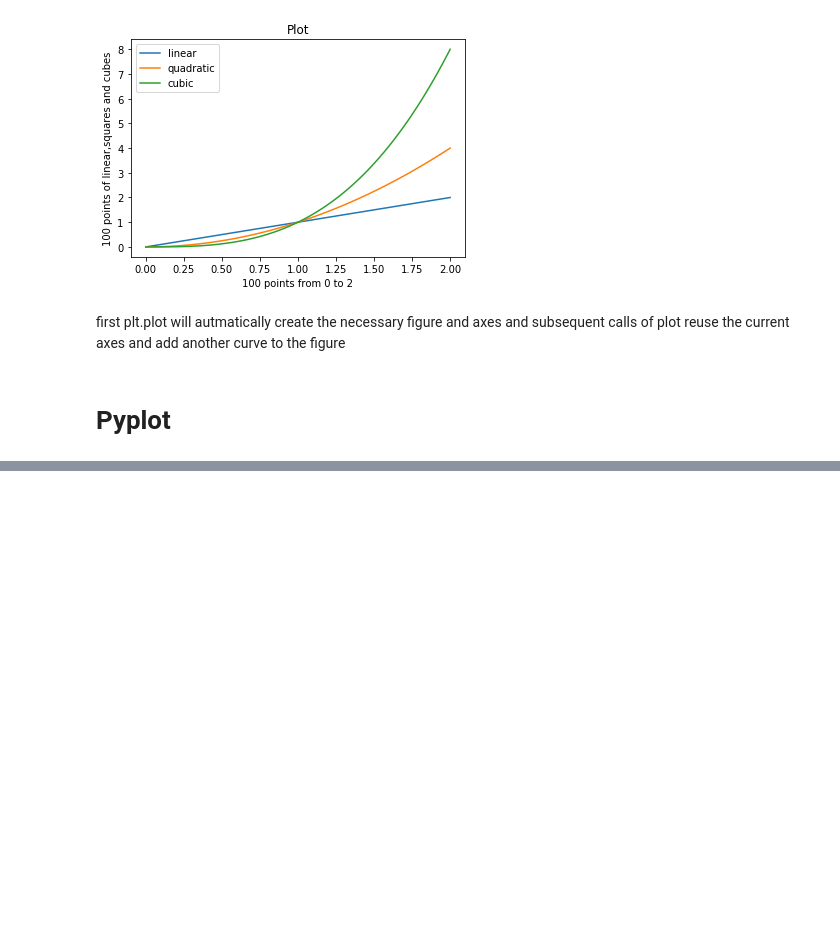
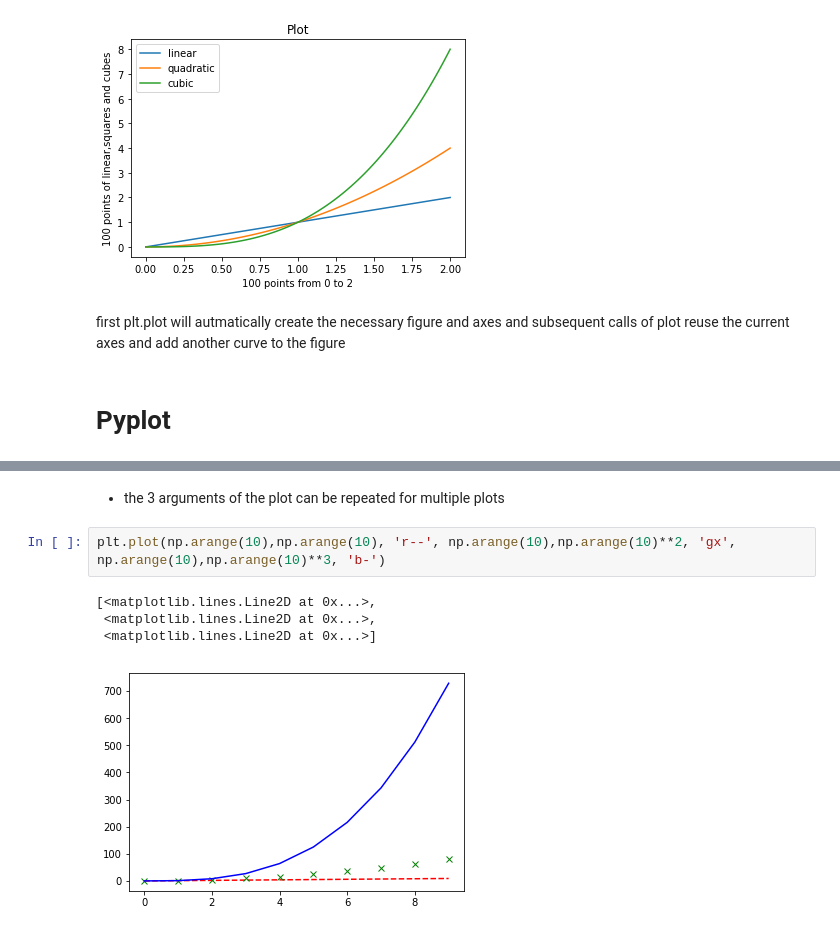
Before and after one commit to PrajwalPrashanth/DataloreLabsInternship, a Jupyter notebook: Matplotlib.ipynb, the cells around one changed output, grey strips where cells are left out. Saved outputs shown, nothing was run; the diff lists cells and outputs as text; blank space fills up the shorter version.

```diff
--- a/Matplotlib.ipynb
+++ b/Matplotlib.ipynb
@@ -92,0 +118,9 @@ first plt.plot will autmatically create the necessary figure and axes and subseq
+# %% [markdown]
+* the 3 arguments of the plot can be repeated for multiple plots
+# %%
+plt.plot(np.arange(10),np.arange(10), 'r--', np.arange(10),np.arange(10)**2, 'gx', np.arange(10),np.arange(10)**3, 'b-')
+# %% [output]
+[<matplotlib.lines.Line2D at 0x...>,
+ <matplotlib.lines.Line2D at 0x...>,
+ <matplotlib.lines.Line2D at 0x...>]
+[figure, added]
```
Also changed, not shown: parts of 11 cells of this notebook.
